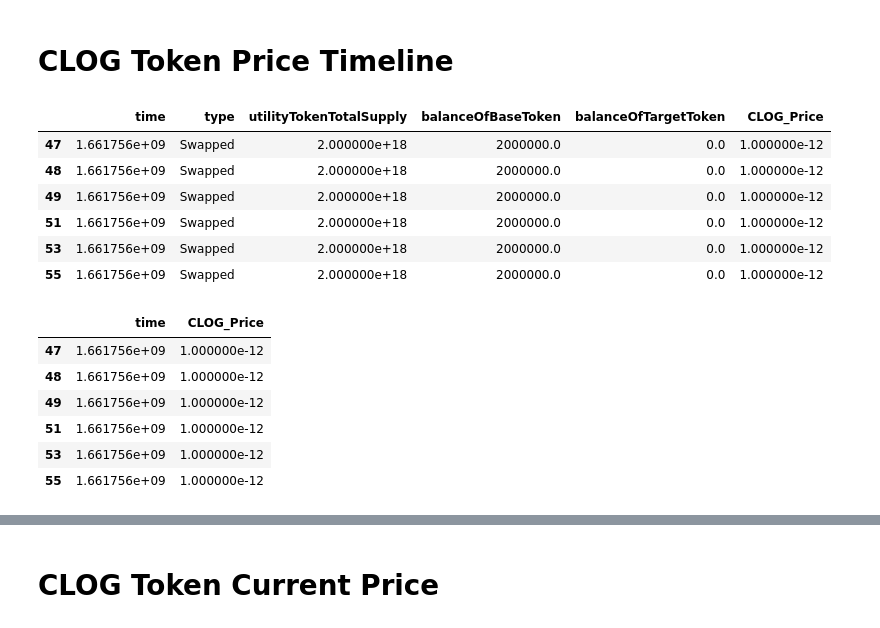
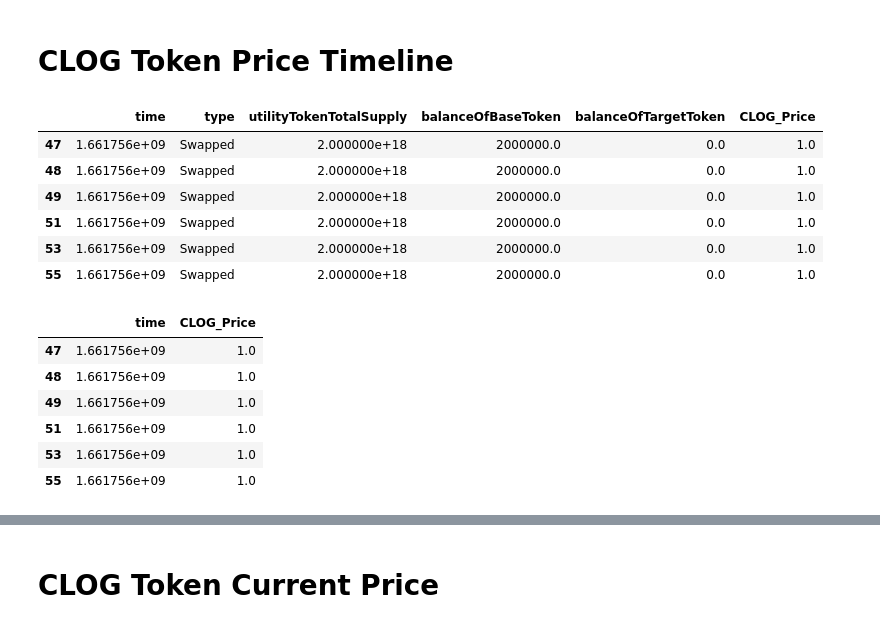
Before and after one commit to quintinbland/sabot3, a Jupyter notebook: streamlit_viz_test.ipynb, the cells around one changed output, grey strips where cells are left out. Saved outputs shown, nothing was run; the diff lists cells and outputs as text; code cells hidden in the pictures.

```diff
--- a/streamlit_viz_test.ipynb
+++ b/streamlit_viz_test.ipynb
@@ -40,24 +40,24 @@ df_data
 # %% [markdown]
 # CLOG Token Price Timeline
 # %%
-df_data["CLOG_Price"] = ( df_data["balanceOfBaseToken"] + df_data["balanceOfTargetToken"] ) / df_data["utilityTokenTotalSupply"]
+df_data["CLOG_Price"] = (( df_data["balanceOfBaseToken"] + df_data["balanceOfTargetToken"] ) / df_data["utilityTokenTotalSupply"]) *1000000000000
 df_data
 # %% [output]
 |  | time | type | utilityTokenTotalSupply | balanceOfBaseToken | balanceOfTargetToken | CLOG_Price |
-| 47 | 1.661756e+09 | Swapped | 2.000000e+18 | 2000000.0 | 0.0 | 1.000000e-12 |
-| 48 | 1.661756e+09 | Swapped | 2.000000e+18 | 2000000.0 | 0.0 | 1.000000e-12 |
-| 49 | 1.661756e+09 | Swapped | 2.000000e+18 | 2000000.0 | 0.0 | 1.000000e-12 |
-| 51 | 1.661756e+09 | Swapped | 2.000000e+18 | 2000000.0 | 0.0 | 1.000000e-12 |
-| 53 | 1.661756e+09 | Swapped | 2.000000e+18 | 2000000.0 | 0.0 | 1.000000e-12 |
-| 55 | 1.661756e+09 | Swapped | 2.000000e+18 | 2000000.0 | 0.0 | 1.000000e-12 |
+| 47 | 1.661756e+09 | Swapped | 2.000000e+18 | 2000000.0 | 0.0 | 1.0 |
+| 48 | 1.661756e+09 | Swapped | 2.000000e+18 | 2000000.0 | 0.0 | 1.0 |
+| 49 | 1.661756e+09 | Swapped | 2.000000e+18 | 2000000.0 | 0.0 | 1.0 |
+| 51 | 1.661756e+09 | Swapped | 2.000000e+18 | 2000000.0 | 0.0 | 1.0 |
+| 53 | 1.661756e+09 | Swapped | 2.000000e+18 | 2000000.0 | 0.0 | 1.0 |
+| 55 | 1.661756e+09 | Swapped | 2.000000e+18 | 2000000.0 | 0.0 | 1.0 |
 # %%
 df_data_clean = df_data[["time", "CLOG_Price"]].dropna()
 df_data_clean
 # %% [output]
 |  | time | CLOG_Price |
-| 47 | 1.661756e+09 | 1.000000e-12 |
-| 48 | 1.661756e+09 | 1.000000e-12 |
-| 49 | 1.661756e+09 | 1.000000e-12 |
-| 51 | 1.661756e+09 | 1.000000e-12 |
-| 53 | 1.661756e+09 | 1.000000e-12 |
-| 55 | 1.661756e+09 | 1.000000e-12 |
+| 47 | 1.661756e+09 | 1.0 |
+| 48 | 1.661756e+09 | 1.0 |
+| 49 | 1.661756e+09 | 1.0 |
+| 51 | 1.661756e+09 | 1.0 |
+| 53 | 1.661756e+09 | 1.0 |
+| 55 | 1.661756e+09 | 1.0 |
```
Also changed, not shown: parts of 8 cells of this notebook, 1 other file.
